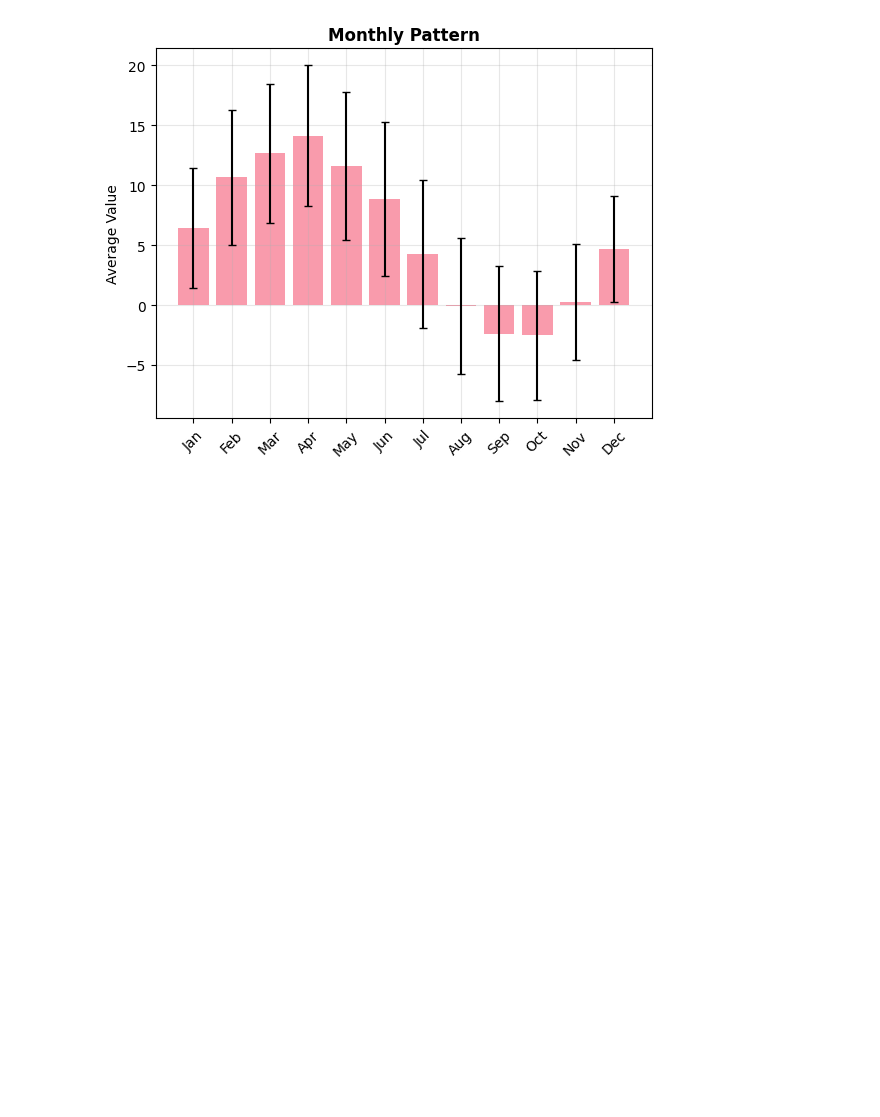
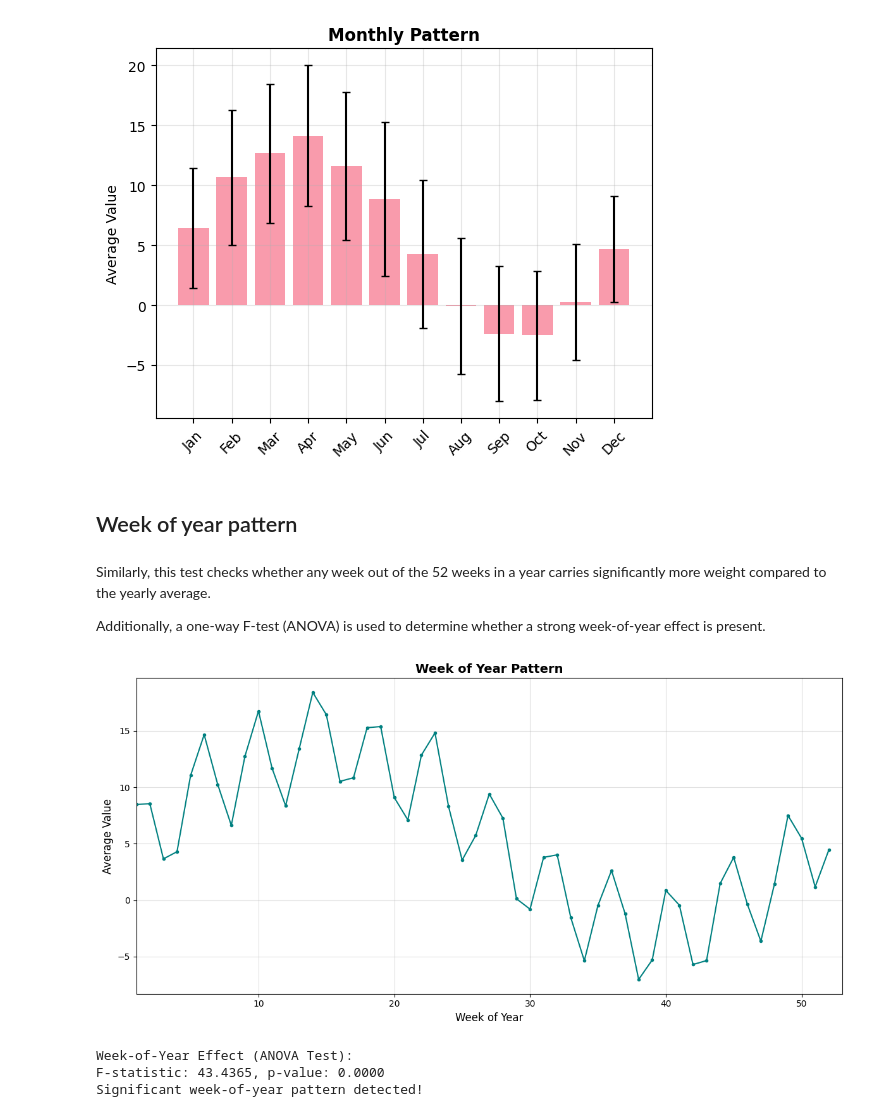
Before and after one commit to dcrowTMH/stat_test, a Jupyter notebook: time_series_data_nature_discovery.ipynb, the cells around one changed output. Saved outputs shown, nothing was run; the diff lists cells and outputs as text; code cells hidden in the pictures; blank space fills up the shorter version.

Commit message:
new feature for week-of-year pattern and application of week-of-year pattern, FDA and rolling statistic of ADF and Ljung-Box with AI modified description

```diff
--- a/time_series_data_nature_discovery.ipynb
+++ b/time_series_data_nature_discovery.ipynb
@@ -421,3 +566,16 @@ Monthly Effect:
 F-statistic: 101.6569, p-value: 0.0000
 ✓ Significant monthly effect detected!
 [figure]
+# %% [markdown]
+## Week of year pattern
+# %% [markdown]
+Similarly, this test checks whether any week out of the 52 weeks in a year carries significantly more weight compared to the yearly average.
+
+Additionally, a one-way F-test (ANOVA) is used to determine whether a strong week-of-year effect is present.
+# %%
+time_series_ssd.week_of_year_pattern()
+# %% [output]
+[figure, added]
+Week-of-Year Effect (ANOVA Test):
+F-statistic: 43.4365, p-value: 0.0000
+Significant week-of-year pattern detected!
```
Also changed, not shown: parts of 9 cells of this notebook.
